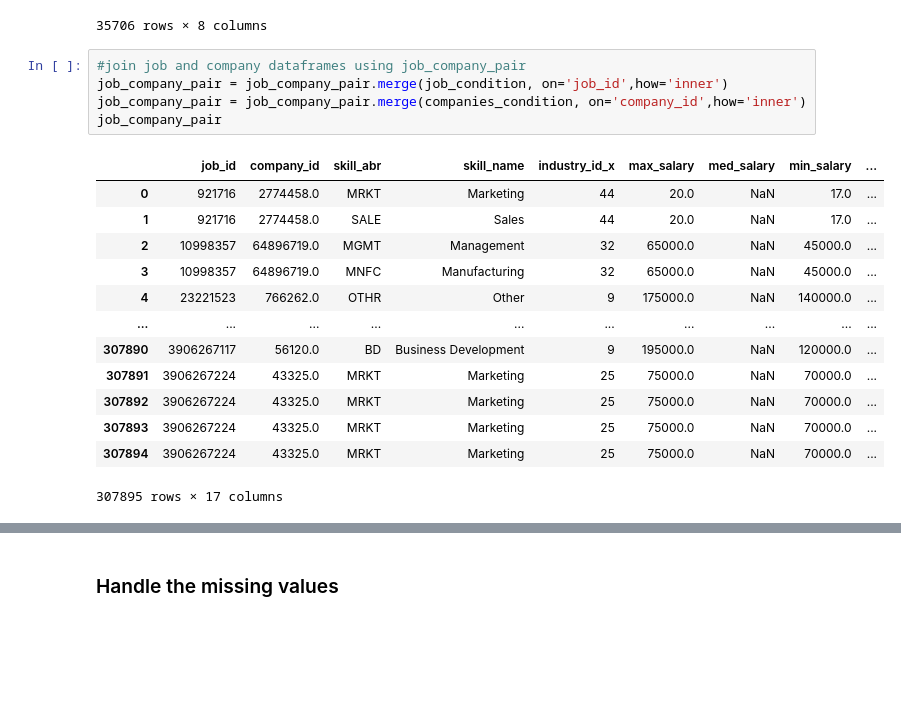
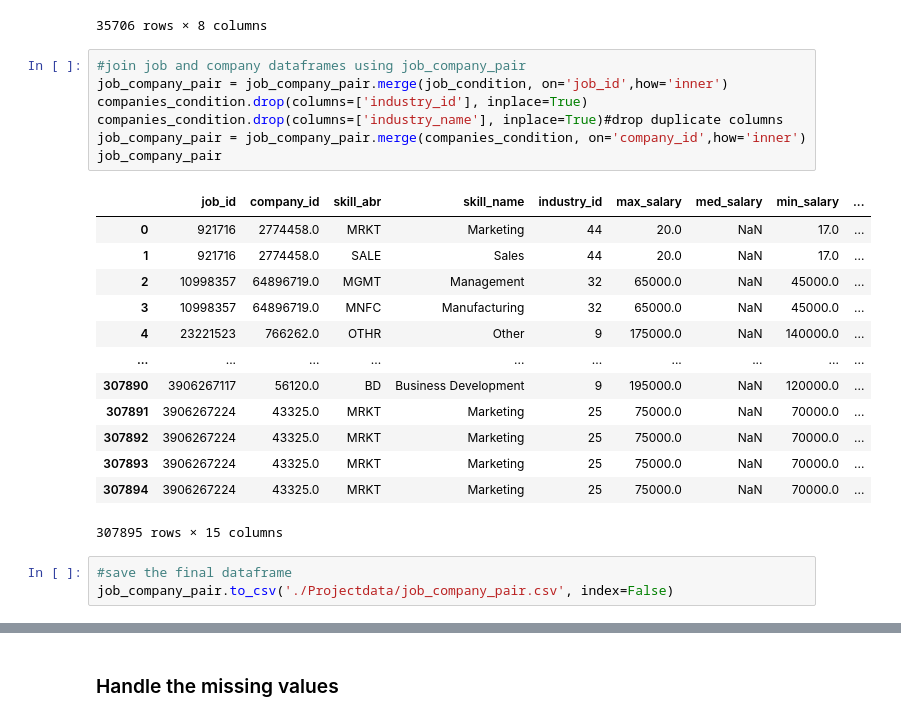
Before and after one commit to Koi4595/Group_10_FA_2024, a Jupyter notebook: SI_618_Project_Part1.ipynb, the cells around one changed output, grey strips where cells are left out. Saved outputs shown, nothing was run; the diff lists cells and outputs as text; blank space fills up the shorter version.

Commit message:
save the final data into one csv.

```diff
--- a/SI_618_Project_Part1.ipynb
+++ b/SI_618_Project_Part1.ipynb
@@ -170,10 +170,12 @@ companies_condition
 # %%
 #join job and company dataframes using job_company_pair
 job_company_pair = job_company_pair.merge(job_condition, on='job_id',how='inner')
+companies_condition.drop(columns=['industry_id'], inplace=True)
+companies_condition.drop(columns=['industry_name'], inplace=True)#drop duplicate columns
 job_company_pair = job_company_pair.merge(companies_condition, on='company_id',how='inner')
 job_company_pair
 # %% [output]
-|  | job_id | company_id | skill_abr | skill_name | industry_id_x | max_salary | med_salary | min_salary | ... |
+|  | job_id | company_id | skill_abr | skill_name | industry_id | max_salary | med_salary | min_salary | ... |
 | 0 | 921716 | 2774458.0 | MRKT | Marketing | 44 | 20.0 | NaN | 17.0 | ... |
 | 1 | 921716 | 2774458.0 | SALE | Sales | 44 | 20.0 | NaN | 17.0 | ... |
 | 2 | 10998357 | 64896719.0 | MGMT | Management | 32 | 65000.0 | NaN | 45000.0 | ... |
@@ -185,7 +187,10 @@ job_company_pair
 | 307892 | 3906267224 | 43325.0 | MRKT | Marketing | 25 | 75000.0 | NaN | 70000.0 | ... |
 | 307893 | 3906267224 | 43325.0 | MRKT | Marketing | 25 | 75000.0 | NaN | 70000.0 | ... |
 | 307894 | 3906267224 | 43325.0 | MRKT | Marketing | 25 | 75000.0 | NaN | 70000.0 | ... |
-307895 rows × 17 columns
+307895 rows × 15 columns
+# %%
+#save the final dataframe
+job_company_pair.to_csv('./Projectdata/job_company_pair.csv', index=False)
 # %%
 # check the data
 job_company_pair.isnull().sum()
```
Also changed, not shown: parts of 2 cells of this notebook, 1 other file.
